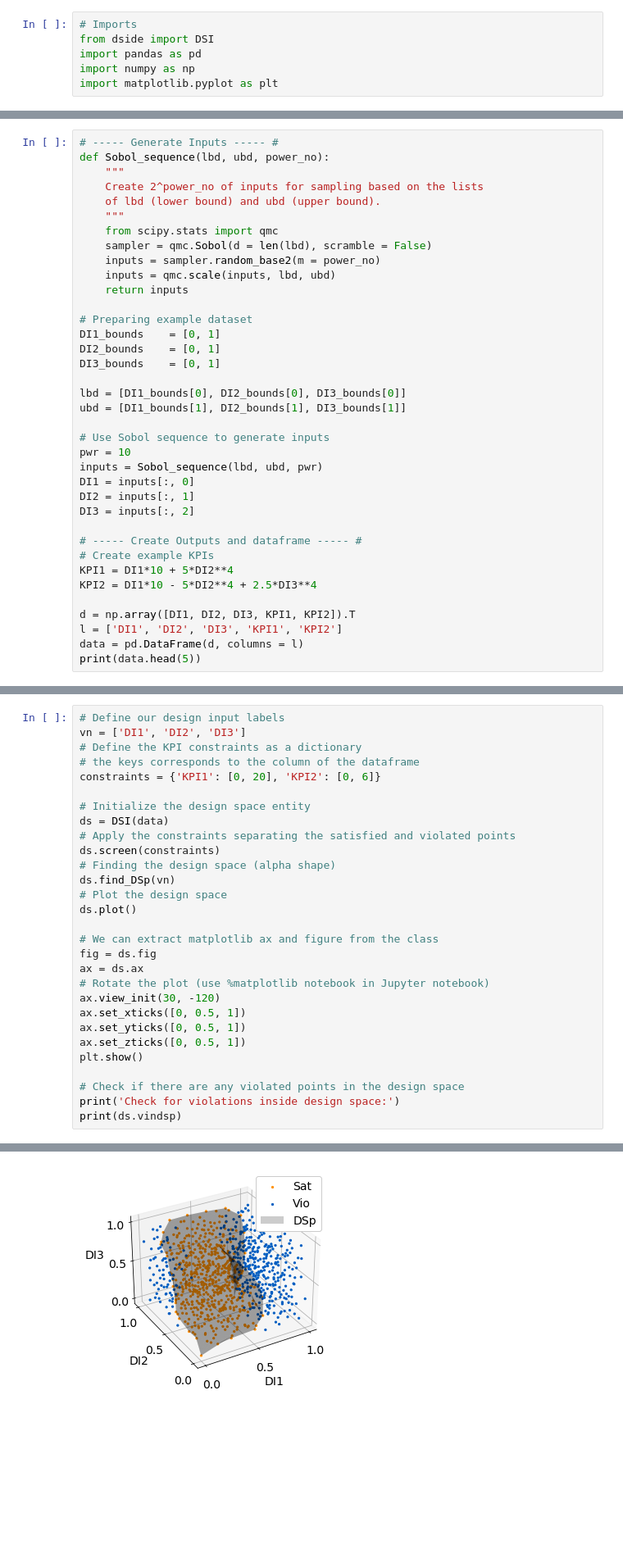
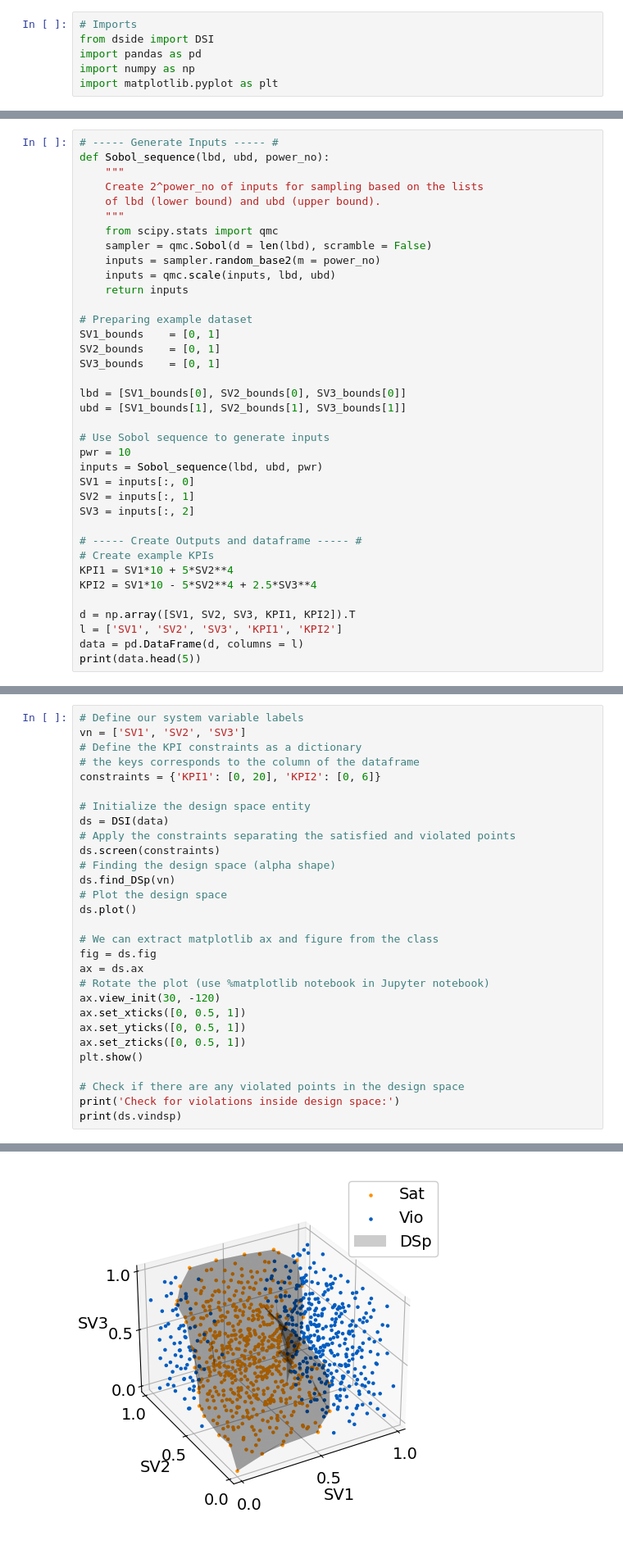
Before and after one commit to stvsach/dside, a Jupyter notebook: docs/notebooks/example_3D.ipynb, the cells around one changed output, grey strips where cells are left out. Shown: that part at 82% size. Drawn from its saved outputs; the diff is of its cells as text; blank space fills up the shorter version.

Commit message:
updated the docs, added plot zoom adjust example and revised terms

```diff
--- a/docs/notebooks/example_3D.ipynb
+++ b/docs/notebooks/example_3D.ipynb
@@ -24,27 +24,27 @@ def Sobol_sequence(lbd, ubd, power_no):
     return inputs
 
 # Preparing example dataset
-DI1_bounds    = [0, 1]
-DI2_bounds    = [0, 1]
-DI3_bounds    = [0, 1]
+SV1_bounds    = [0, 1]
+SV2_bounds    = [0, 1]
+SV3_bounds    = [0, 1]
 
-lbd = [DI1_bounds[0], DI2_bounds[0], DI3_bounds[0]]
-ubd = [DI1_bounds[1], DI2_bounds[1], DI3_bounds[1]]
+lbd = [SV1_bounds[0], SV2_bounds[0], SV3_bounds[0]]
+ubd = [SV1_bounds[1], SV2_bounds[1], SV3_bounds[1]]
 
 # Use Sobol sequence to generate inputs
 pwr = 10
 inputs = Sobol_sequence(lbd, ubd, pwr)
-DI1 = inputs[:, 0]
-DI2 = inputs[:, 1]
-DI3 = inputs[:, 2]
+SV1 = inputs[:, 0]
+SV2 = inputs[:, 1]
+SV3 = inputs[:, 2]
 
 # ----- Create Outputs and dataframe ----- #
 # Create example KPIs
-KPI1 = DI1*10 + 5*DI2**4
-KPI2 = DI1*10 - 5*DI2**4 + 2.5*DI3**4
+KPI1 = SV1*10 + 5*SV2**4
+KPI2 = SV1*10 - 5*SV2**4 + 2.5*SV3**4
 
-d = np.array([DI1, DI2, DI3, KPI1, KPI2]).T
-l = ['DI1', 'DI2', 'DI3', 'KPI1', 'KPI2']
+d = np.array([SV1, SV2, SV3, KPI1, KPI2]).T
+l = ['SV1', 'SV2', 'SV3', 'KPI1', 'KPI2']
 data = pd.DataFrame(d, columns = l)
 print(data.head(5))
 # %% [output]
@@ -93,6 +93,6 @@ As shown from the plots, we can see clearly that the outputs are non-linear with
 # %%
-# Define our design input labels
-vn = ['DI1', 'DI2', 'DI3']
+# Define our system variable labels
+vn = ['SV1', 'SV2', 'SV3']
 # Define the KPI constraints as a dictionary
 # the keys corresponds to the column of the dataframe
 constraints = {'KPI1': [0, 20], 'KPI2': [0, 6]}
@@ -140,3 +140,3 @@ Size of design space            : 4.813e-01
-[figure, old version]
+[figure, new version]
 Check for violations inside design space:
 Empty DataFrame
```
Also changed, not shown: parts of 11 cells of this notebook, 8 other files.
